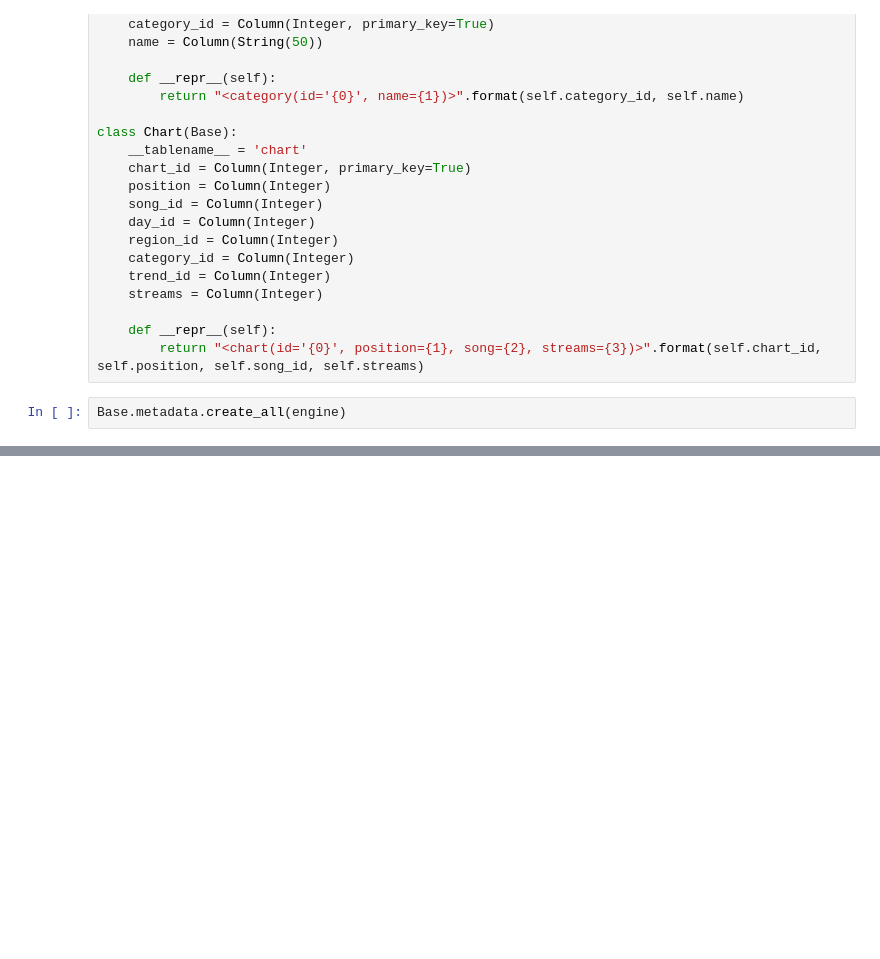
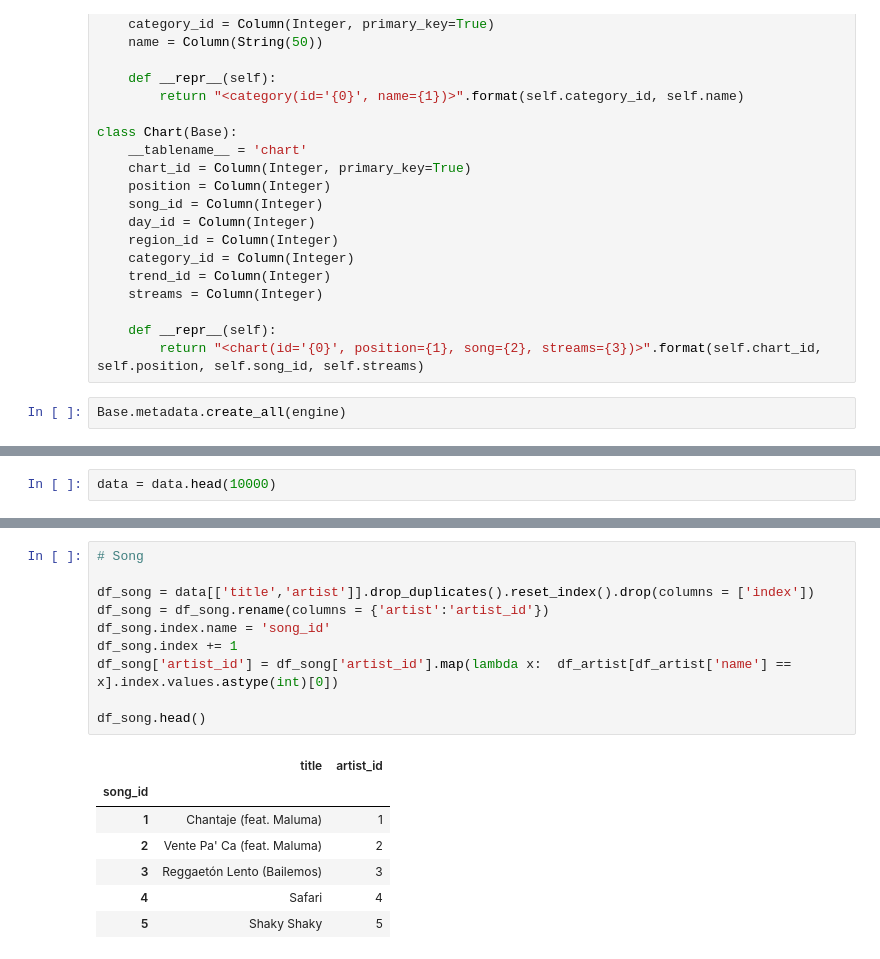
Before and after one commit to JakubBurczyk/AD_SpotifyAnalyzer, a Jupyter notebook: scripts/createDatabase.ipynb, the cells around one changed output, grey strips where cells are left out. Cells and saved outputs as stored; diff of their text form; blank space fills up the shorter version.

```diff
--- a/scripts/createDatabase.ipynb
+++ b/scripts/createDatabase.ipynb
@@ -98,0 +88,2 @@ print(data.head())
+# %%
+data = data.head(10000)
@@ -98,0 +106,18 @@ print(data.head())
+# %%
+# Song
+
+df_song = data[['title','artist']].drop_duplicates().reset_index().drop(columns = ['index'])
+df_song = df_song.rename(columns = {'artist':'artist_id'})
+df_song.index.name = 'song_id'
+df_song.index += 1
+df_song['artist_id'] = df_song['artist_id'].map(lambda x:  df_artist[df_artist['name'] == x].index.values.astype(int)[0])
+
+df_song.head()
+# %% [output]
+|  | title | artist_id |
+| song_id |  |  |
+| 1 | Chantaje (feat. Maluma) | 1 |
+| 2 | Vente Pa' Ca (feat. Maluma) | 2 |
+| 3 | Reggaetón Lento (Bailemos) | 3 |
+| 4 | Safari | 4 |
+| 5 | Shaky Shaky | 5 |
```
Also changed, not shown: parts of 8 cells of this notebook.
